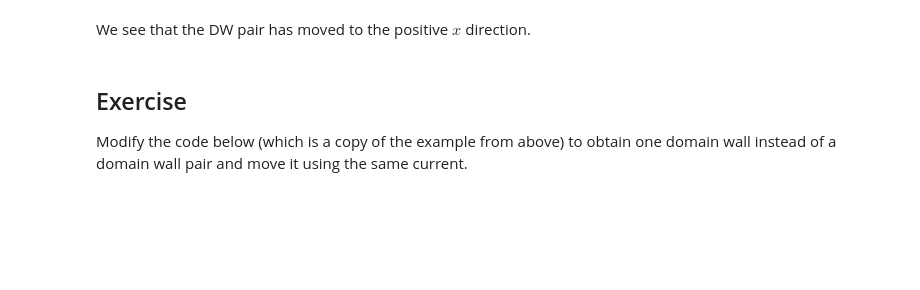
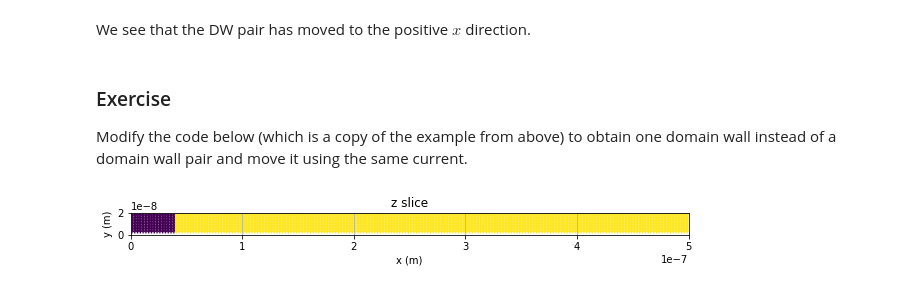
Before and after one commit to joommf-attic/tutorial, a Jupyter notebook: workshops/2017-04-05-IOPMagnetism2017/tutorial4_current_induced_dw_motion.ipynb, the cells around one changed output. Saved outputs shown, nothing was run; the diff lists cells and outputs as text; code cells hidden in the pictures; blank space fills up the shorter version.

```diff
--- a/workshops/2017-04-05-IOPMagnetism2017/tutorial4_current_induced_dw_motion.ipynb
+++ b/workshops/2017-04-05-IOPMagnetism2017/tutorial4_current_induced_dw_motion.ipynb
@@ -86,7 +86,7 @@ system.m.plot_slice("z", 0);
 # %% [markdown]
 We see that the DW pair has moved to the positive $x$ direction.
 # %% [markdown]
-## Exercise
+### Exercise
 
 Modify the code below (which is a copy of the example from above) to obtain one domain wall instead of a domain wall pair and move it using the same current.
 # %%
@@ -99,34 +99,36 @@ A = 15e-12  # exchange energy constant (J/)
 D = 3e-3  # Dzyaloshinkii-Moriya energy constant (J/m**2)
 K = 0.5e6  # uniaxial anisotropy constant (J/m**3)
 u = (0, 0, 1)  # easy axis
 gamma = 2.211e5  # gyromagnetic ratio (m/As)
 alpha = 0.3  # Gilbert damping
 
 # Mesh definition
 p1 = (0, 0, 0)
 p2 = (L, w, d)
 cell = (d, d, d)
 mesh = oc.Mesh(p1=p1, p2=p2, cell=cell)
 
 # Micromagnetic system definition
 system = oc.System(name="domain_wall")
 system.hamiltonian = oc.Exchange(A=A) + \
                      oc.DMI(D=D, kind="interfacial") + \
                      oc.UniaxialAnisotropy(K=K, u=u)
 system.dynamics = oc.Precession(gamma=gamma) + oc.Damping(alpha=alpha)
 
 def m_value(pos):
     x, y, z = pos
-    if 20e-9 < x < 40e-9:
+    if x < 40e-9:
         return (0, 1e-8, -1)
     else:
         return (0, 1e-8, 1)
     # We have added the y-component of 1e-8 to the magnetisation to be able to
     # plot the vector field. This will not be necessary in the long run.
 
 system.m = df.Field(mesh, value=m_value, norm=Ms)
 
 system.m.plot_slice("z", 0);
+# %% [output]
+[figure, added]
 # %%
 md = oc.MinDriver()
 md.drive(system)
```
Also changed, not shown: parts of 6 cells of this notebook, 6 other files.
